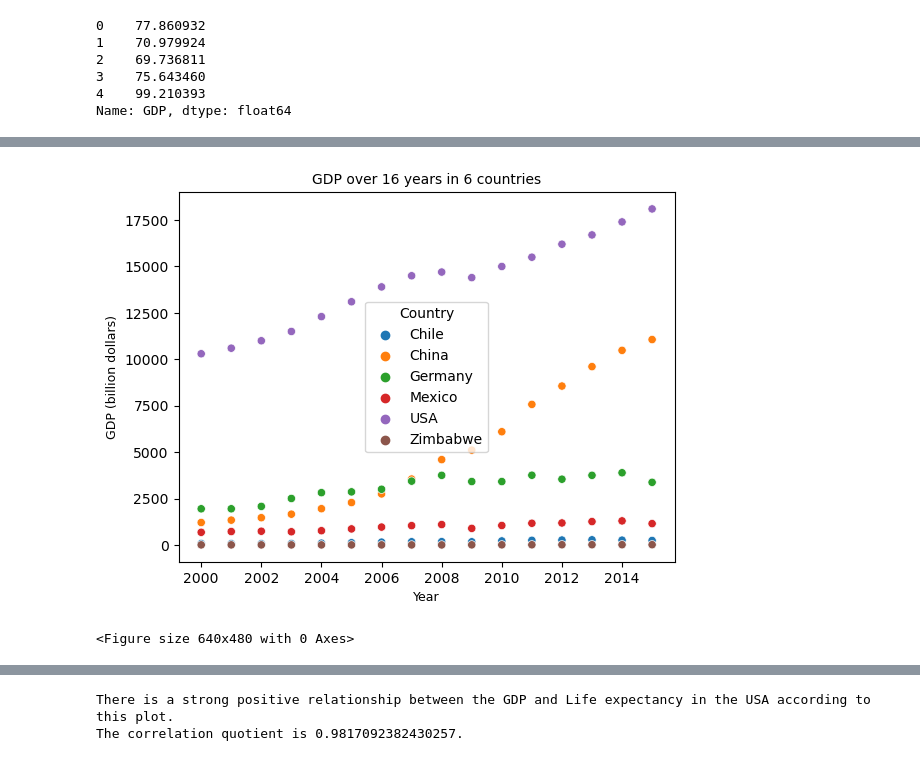
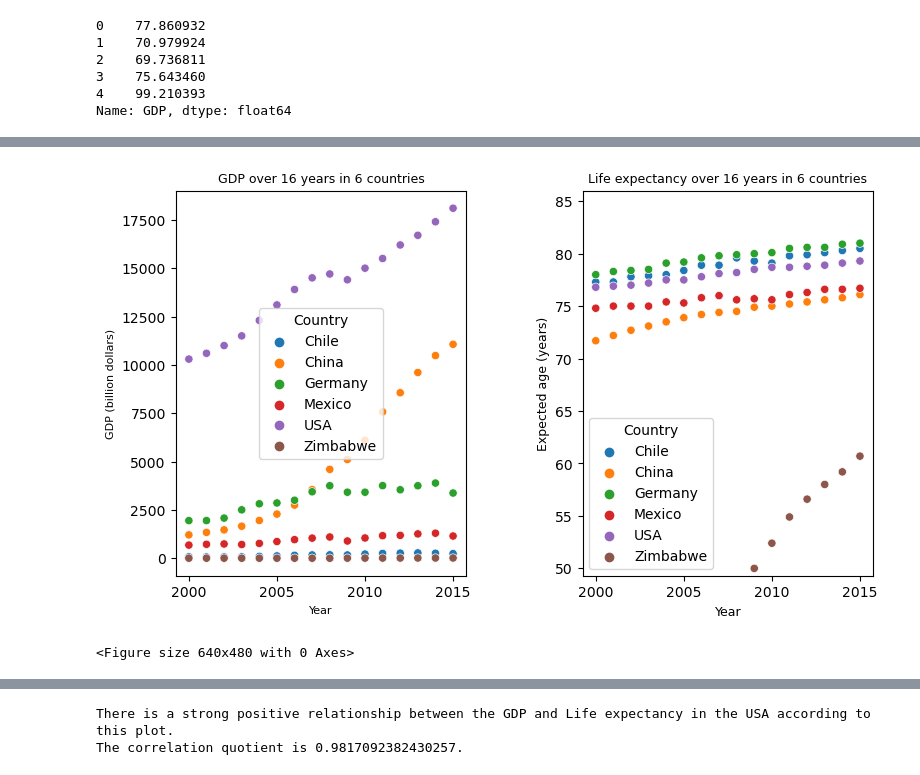
Before and after one commit to LiZoMark841619/GDP_Life_expectancy, a Jupyter notebook: Project/Life-Expectancy-and-GDP-Starter/life_expectancy_gdp.ipynb, the cells around one changed output, grey strips where cells are left out. Drawn from its saved outputs; the diff is of its cells as text; code cells hidden in the pictures.

```diff
--- a/Project/Life-Expectancy-and-GDP-Starter/life_expectancy_gdp.ipynb
+++ b/Project/Life-Expectancy-and-GDP-Starter/life_expectancy_gdp.ipynb
@@ -108,11 +112,20 @@ plt.clf()
 <Figure size 640x480 with 0 Axes>
 # %%
+plt.figure(figsize=[9, 5])
+plt.subplot(1,2,1)
 sns.scatterplot(x='Year', y='GDP', hue='Country', data=data)
-plt.title(f'GDP over {data.Year.nunique()} years in {data.Country.nunique()} countries', fontsize=10)
+plt.title(f'GDP over {data.Year.nunique()} years in {data.Country.nunique()} countries', fontsize=9)
+plt.xlabel('Year', fontsize=8)
+plt.ylabel('GDP (billion dollars)', fontsize=8)
+plt.subplot(1,2,2)
+sns.scatterplot(x='Year', y='Life_expectancy', hue='Country', data=data)
+plt.title(f'Life expectancy over {data.Year.nunique()} years in {data.Country.nunique()} countries', fontsize=9)
 plt.xlabel('Year', fontsize=9)
-plt.ylabel('GDP (billion dollars)', fontsize=9)
+plt.ylabel('Expected age (years)', fontsize=9)
+plt.ylim([np.min(data.Life_expectancy)+5, np.max(data.Life_expectancy)+5])
+plt.subplots_adjust(wspace=0.4)
 plt.show()
 plt.clf()
 # %% [output]
-[figure, old version]
+[figure, new version]
 <Figure size 640x480 with 0 Axes>
```
Also changed, not shown: parts of 9 cells of this notebook.
